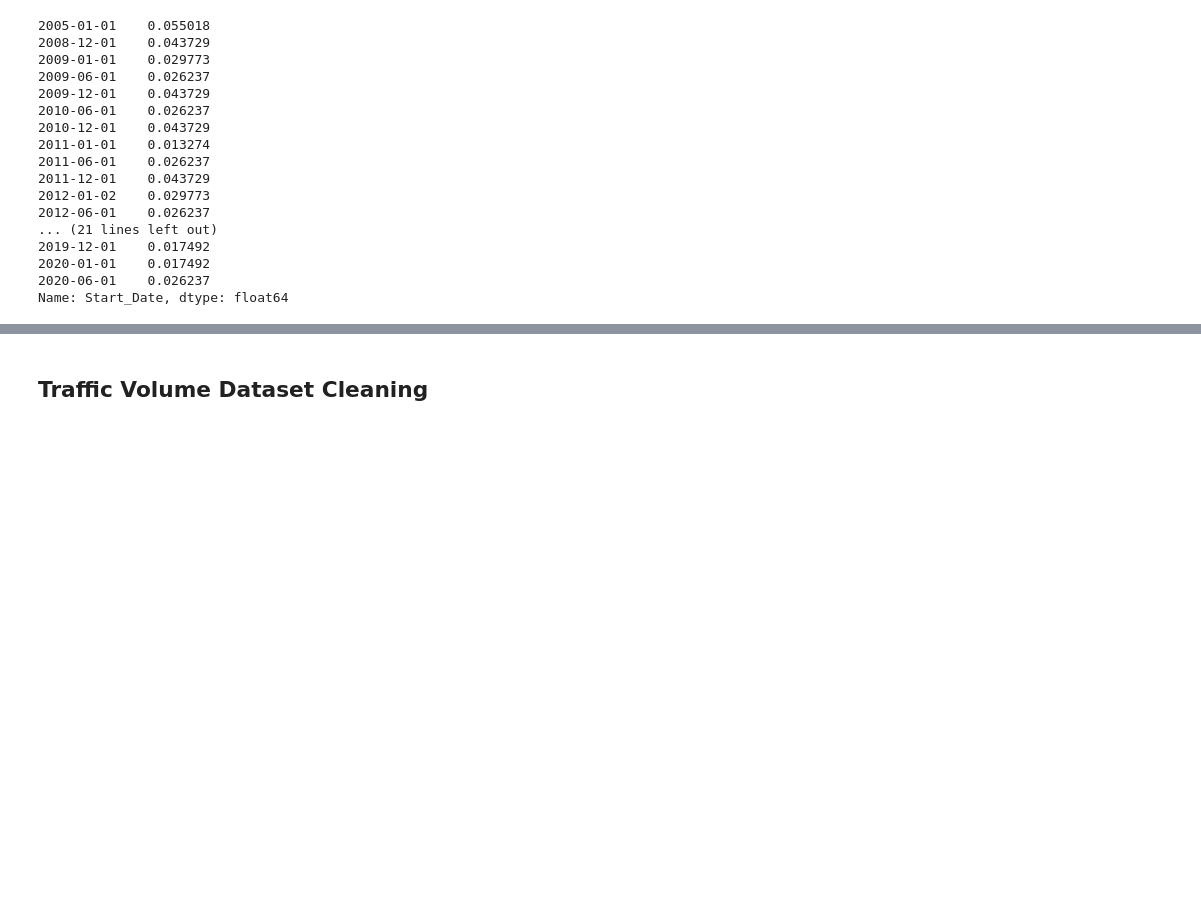
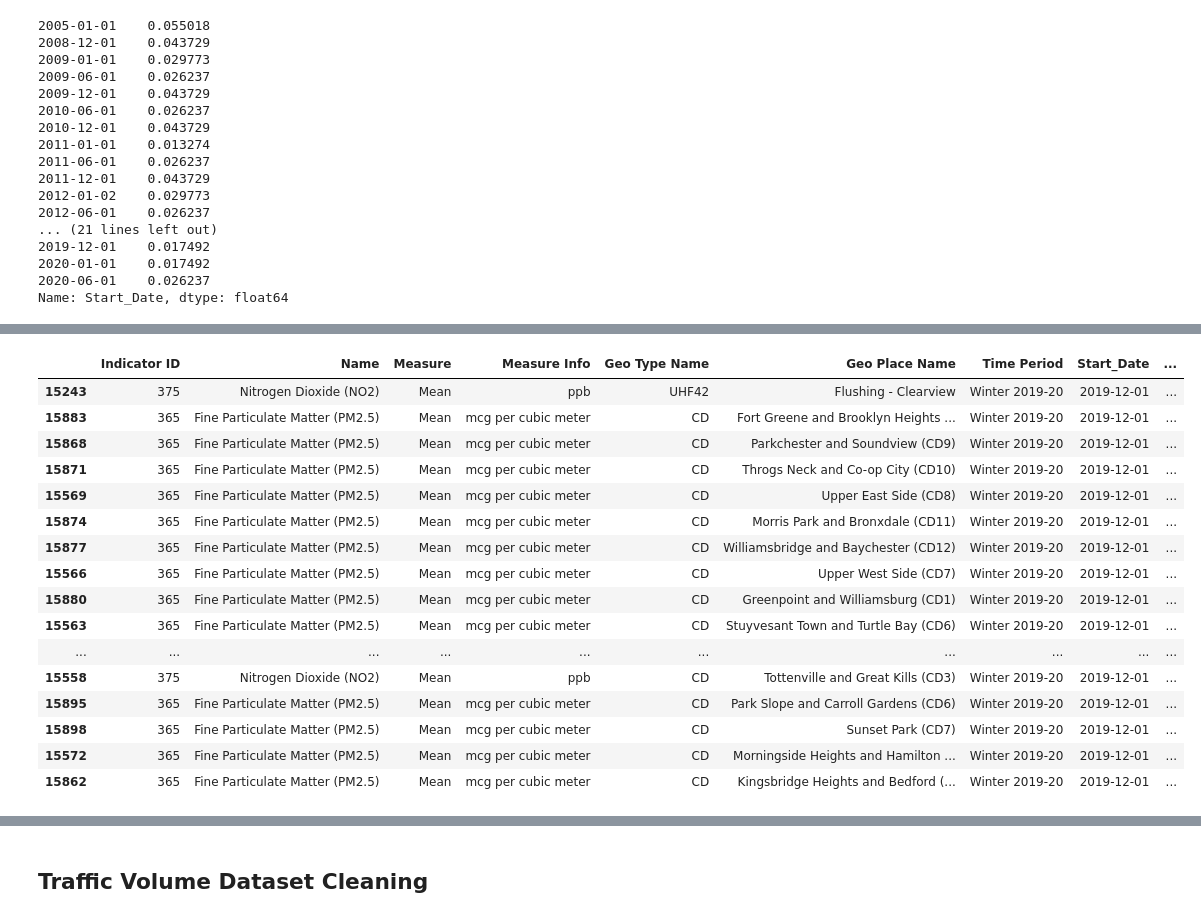
Before and after one commit to daniel-a-r/ccny_data_science_project, a Jupyter notebook: data_science_project.ipynb, the cells around one changed output, grey strips where cells are left out. Drawn from its saved outputs; the diff is of its cells as text; code cells hidden in the pictures; blank space fills up the shorter version.

```diff
--- a/data_science_project.ipynb
+++ b/data_science_project.ipynb
@@ -311,0 +326,25 @@ Name: Start_Date, dtype: float64
+# %%
+air_quality.sort_values(["Time Period", "Start_Date"],
+                    axis=0,
+                    ascending=[False, False],
+                    inplace=True)
+# %%
+air_quality.head(20)
+# %% [output]
+|  | Indicator ID | Name | Measure | Measure Info | Geo Type Name | Geo Place Name | Time Period | Start_Date | ... |
+| 15243 | 375 | Nitrogen Dioxide (NO2) | Mean | ppb | UHF42 | Flushing - Clearview | Winter 2019-20 | 2019-12-01 | ... |
+| 15883 | 365 | Fine Particulate Matter (PM2.5) | Mean | mcg per cubic meter | CD | Fort Greene and Brooklyn Heights ... | Winter 2019-20 | 2019-12-01 | ... |
+| 15868 | 365 | Fine Particulate Matter (PM2.5) | Mean | mcg per cubic meter | CD | Parkchester and Soundview (CD9) | Winter 2019-20 | 2019-12-01 | ... |
+| 15871 | 365 | Fine Particulate Matter (PM2.5) | Mean | mcg per cubic meter | CD | Throgs Neck and Co-op City (CD10) | Winter 2019-20 | 2019-12-01 | ... |
+| 15569 | 365 | Fine Particulate Matter (PM2.5) | Mean | mcg per cubic meter | CD | Upper East Side (CD8) | Winter 2019-20 | 2019-12-01 | ... |
+| 15874 | 365 | Fine Particulate Matter (PM2.5) | Mean | mcg per cubic meter | CD | Morris Park and Bronxdale (CD11) | Winter 2019-20 | 2019-12-01 | ... |
+| 15877 | 365 | Fine Particulate Matter (PM2.5) | Mean | mcg per cubic meter | CD | Williamsbridge and Baychester (CD12) | Winter 2019-20 | 2019-12-01 | ... |
+| 15566 | 365 | Fine Particulate Matter (PM2.5) | Mean | mcg per cubic meter | CD | Upper West Side (CD7) | Winter 2019-20 | 2019-12-01 | ... |
+| 15880 | 365 | Fine Particulate Matter (PM2.5) | Mean | mcg per cubic meter | CD | Greenpoint and Williamsburg (CD1) | Winter 2019-20 | 2019-12-01 | ... |
+| 15563 | 365 | Fine Particulate Matter (PM2.5) | Mean | mcg per cubic meter | CD | Stuyvesant Town and Turtle Bay (CD6) | Winter 2019-20 | 2019-12-01 | ... |
+| ... | ... | ... | ... | ... | ... | ... | ... | ... | ... |
+| 15558 | 375 | Nitrogen Dioxide (NO2) | Mean | ppb | CD | Tottenville and Great Kills (CD3) | Winter 2019-20 | 2019-12-01 | ... |
+| 15895 | 365 | Fine Particulate Matter (PM2.5) | Mean | mcg per cubic meter | CD | Park Slope and Carroll Gardens (CD6) | Winter 2019-20 | 2019-12-01 | ... |
+| 15898 | 365 | Fine Particulate Matter (PM2.5) | Mean | mcg per cubic meter | CD | Sunset Park (CD7) | Winter 2019-20 | 2019-12-01 | ... |
+| 15572 | 365 | Fine Particulate Matter (PM2.5) | Mean | mcg per cubic meter | CD | Morningside Heights and Hamilton ... | Winter 2019-20 | 2019-12-01 | ... |
+| 15862 | 365 | Fine Particulate Matter (PM2.5) | Mean | mcg per cubic meter | CD | Kingsbridge Heights and Bedford (... | Winter 2019-20 | 2019-12-01 | ... |
```
Also changed, not shown: parts of 13 cells of this notebook.
